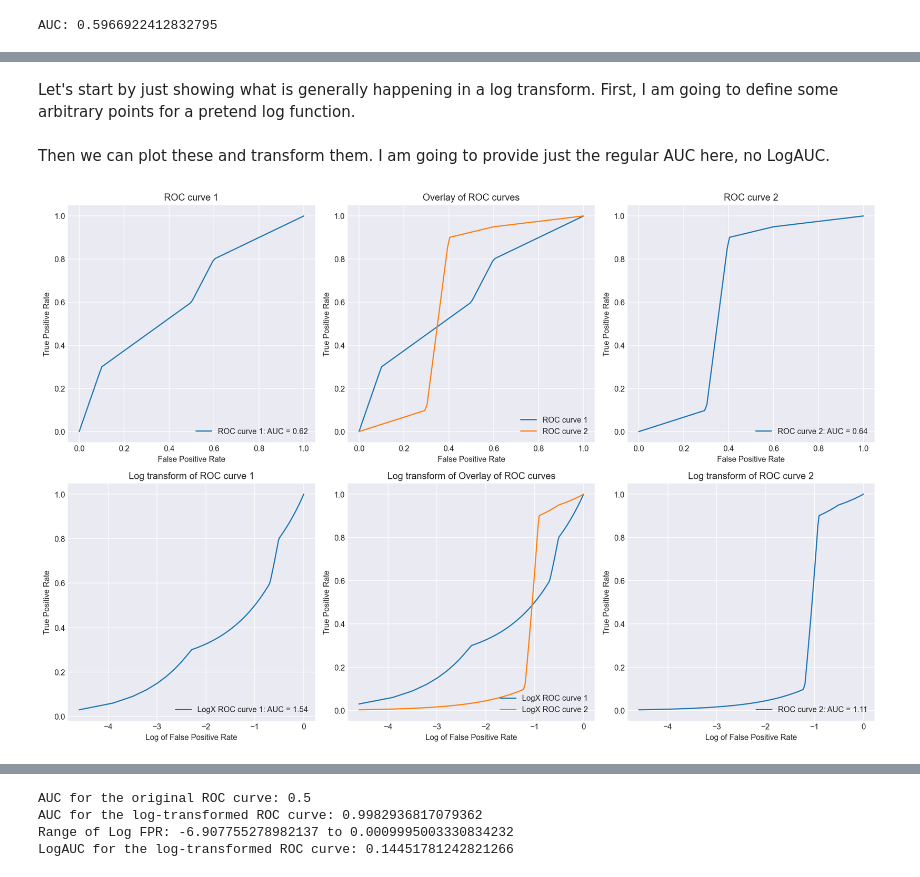
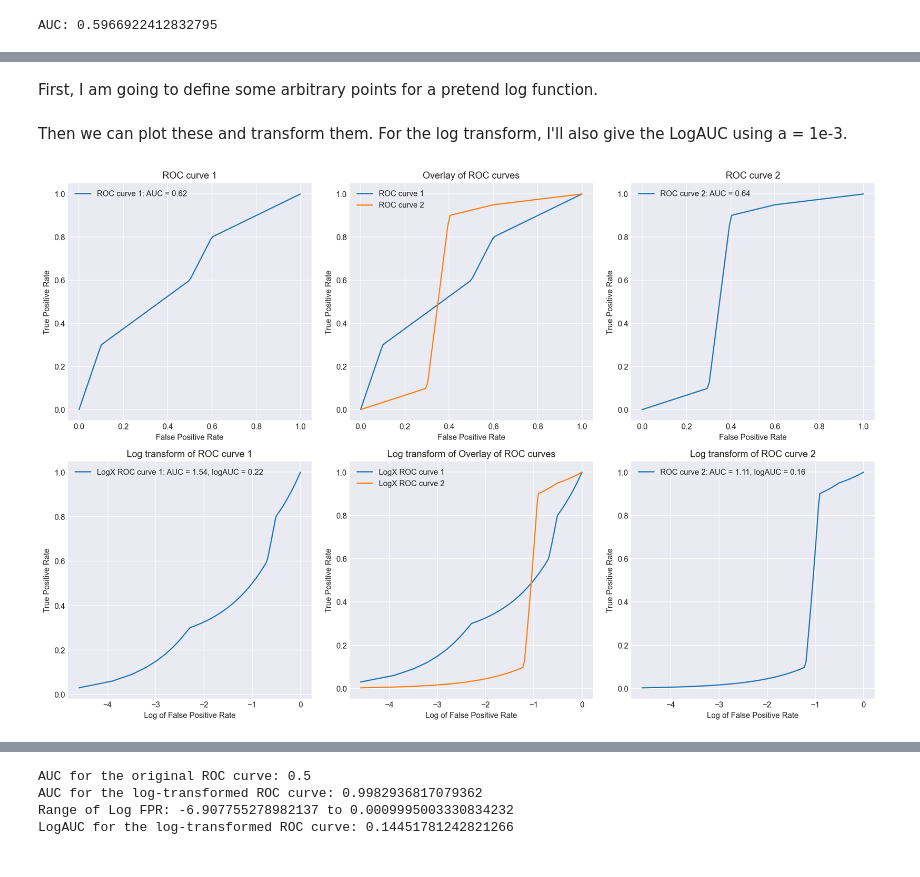
Before and after one commit to DKchemistry/LigBoundConfData, a Jupyter notebook: Enrichment_Metrics_Backup.ipynb, the cells around one changed output, grey strips where cells are left out. Saved outputs shown, nothing was run; the diff lists cells and outputs as text; code cells hidden in the pictures.

```diff
--- a/Enrichment_Metrics_Backup.ipynb
+++ b/Enrichment_Metrics_Backup.ipynb
@@ -354,5 +355,5 @@ They continue to argue that therefor, 'a' shouldn't be the constant most people
 # %% [markdown]
-Let's start by just showing what is generally happening in a log transform. First, I am going to define some arbitrary points for a pretend log function.
+First, I am going to define some arbitrary points for a pretend log function.
 # %%
 # We'll need this later, it'll give us the x points while our y is constant
 x_values = np.linspace(0, 1, 100)
@@ -367,18 +368,22 @@ points2 = [(0, 0), (0.3, 0.1), (0.4, 0.9), (0.6, 0.95), (1, 1)]
 x_points2, y_points2 = zip(*points2)
 y_values2 = np.interp(x_values, x_points2, y_points2)
 # %% [markdown]
-Then we can plot these and transform them. I am going to provide just the regular AUC here, no LogAUC.
+Then we can plot these and transform them. For the log transform, I'll also give the LogAUC using a = 1e-3.
 # %%
 # Calculate the AUC for the regular ROC curves
 auc1 = auc(x_values, y_values1)
 auc2 = auc(x_values, y_values2)
 
 # Define a small constant
-epsilon = 1e-3
+a = 1e-3
 
 # Calculate the AUC for the log transformed ROC curves
-auc1_log = auc(np.log(x_values + epsilon), y_values1)
-auc2_log = auc(np.log(x_values + epsilon), y_values2)
+auc1_log = auc(np.log(x_values + a), y_values1)
+auc2_log = auc(np.log(x_values + a), y_values2)
+
+# Calculate the logAUC by dividing by `a`
+log_auc1 = auc1_log / -np.log(a)
+log_auc2 = auc2_log / -np.log(a)
 
 fig, axs = plt.subplots(2, 3, figsize=(15, 10))
 
@@ -387,7 +392,7 @@ axs[0, 0].plot(x_values, y_values1, label=f"ROC curve 1: AUC = {auc1:.2f}")
 axs[0, 0].set_title("ROC curve 1")
 axs[0, 0].set_xlabel("False Positive Rate")
 axs[0, 0].set_ylabel("True Positive Rate")
-axs[0, 0].legend(loc="lower right")
+axs[0, 0].legend(loc="best")
 axs[0, 0].grid(True)
 
 # Plot both ROC curves on the second subplot
@@ -396,7 +401,7 @@ axs[0, 1].plot(x_values, y_values2, label="ROC curve 2")
 axs[0, 1].set_title("Overlay of ROC curves")
 axs[0, 1].set_xlabel("False Positive Rate")
 axs[0, 1].set_ylabel("True Positive Rate")
-axs[0, 1].legend(loc="lower right")
+axs[0, 1].legend(loc="best")
 axs[0, 1].grid(True)
 
 # Plot the second ROC curve on the third subplot
@@ -404,38 +409,38 @@ axs[0, 2].plot(x_values, y_values2, label=f"ROC curve 2: AUC = {auc2:.2f}")
 axs[0, 2].set_title("ROC curve 2")
 axs[0, 2].set_xlabel("False Positive Rate")
 axs[0, 2].set_ylabel("True Positive Rate")
-axs[0, 2].legend(loc="lower right")
+axs[0, 2].legend(loc="best")
 axs[0, 2].grid(True)
 
 # Plot the log transforms of the first ROC curve on the fourth subplot
 axs[1, 0].plot(
-    np.log(x_values), y_values1, label=f"LogX ROC curve 1: AUC = {auc1_log:.2f}"
+    np.log(x_values), y_values1, label=f"LogX ROC curve 1: AUC = {auc1_log:.2f}, logAUC = {log_auc1:.2f}"
 )
 axs[1, 0].set_title("Log transform of ROC curve 1")
 axs[1, 0].set_xlabel("Log of False Positive Rate")
 axs[1, 0].set_ylabel("True Positive Rate")
-axs[1, 0].legend(loc="lower right")
+axs[1, 0].legend(loc="best")
 axs[1, 0].grid(True)
 
 # Plot the log transforms of both ROC curves on the fifth subplot
 axs[1, 1].plot(np.log(x_values), y_values1, label="LogX ROC curve 1")
 axs[1, 1].plot(np.log(x_values), y_values2, label="LogX ROC curve 2")
 axs[1, 1].set_title("Log transform of Overlay of ROC curves")
 axs[1, 1].set_xlabel("Log of False Positive Rate")
 axs[1, 1].set_ylabel("True Positive Rate")
-axs[1, 1].legend(loc="lower right")
+axs[1, 1].legend(loc="best")
 axs[1, 1].grid(True)
 
 # Plot the log transforms of the second ROC curve on the sixth subplot
-axs[1, 2].plot(np.log(x_values), y_values2, label=f"ROC curve 2: AUC = {auc2_log:.2f}")
+axs[1, 2].plot(np.log(x_values), y_values2, label=f"ROC curve 2: AUC = {auc2_log:.2f}, logAUC = {log_auc2:.2f}")
 axs[1, 2].set_title("Log transform of ROC curve 2")
 axs[1, 2].set_xlabel("Log of False Positive Rate")
 axs[1, 2].set_ylabel("True Positive Rate")
-axs[1, 2].legend(loc="lower right")
+axs[1, 2].legend(loc="best")
 axs[1, 2].grid(True)
 
 # Display the plot
 plt.tight_layout()
 plt.show()
 # %% [output]
-[figure, old version]
+[figure, new version]
```
Also changed, not shown: parts of 10 cells of this notebook.
